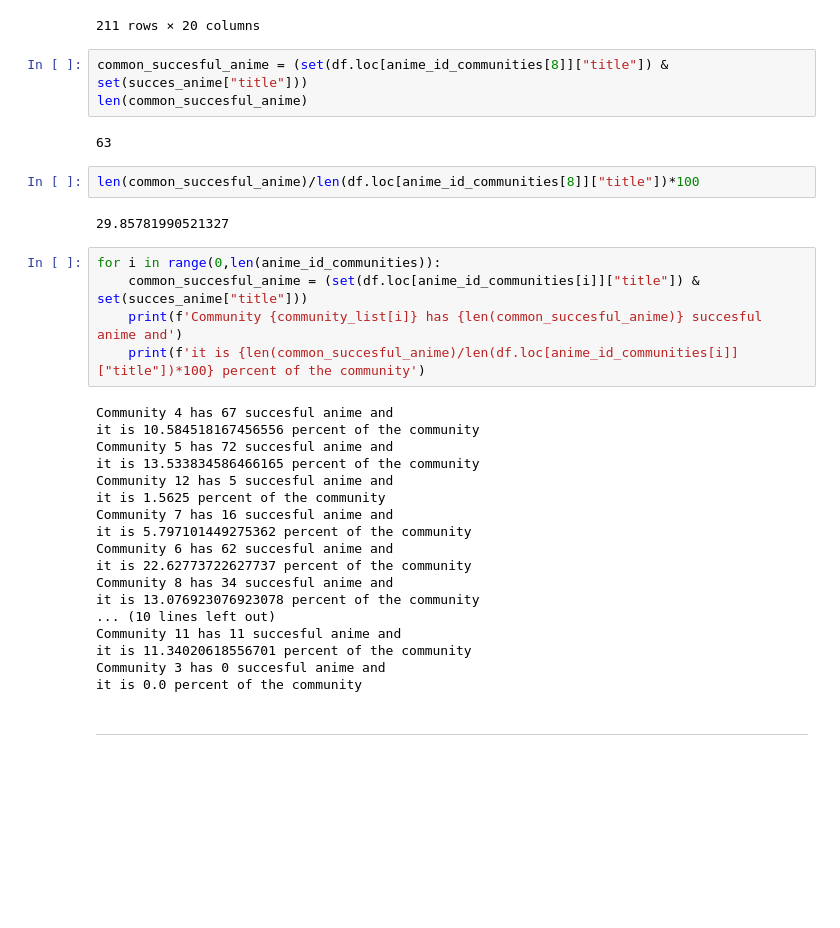
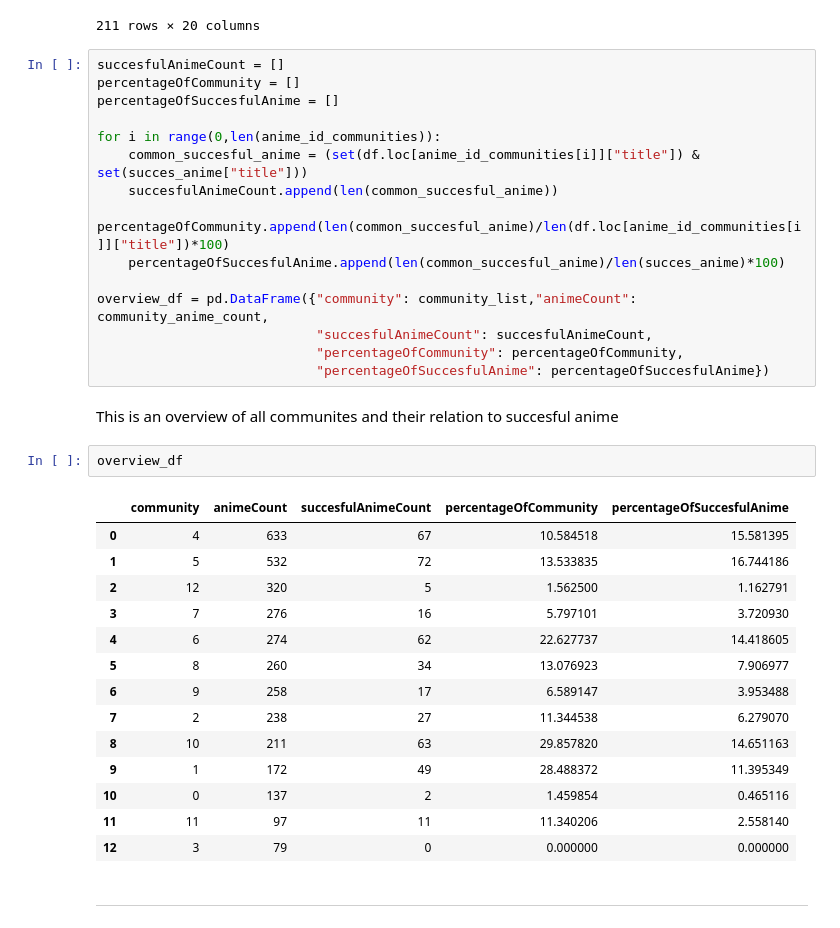
Before and after one commit to MarcBrejner/ProjectMAL, a Jupyter notebook: project.ipynb, the cells around one changed output. Cells and saved outputs as stored; diff of their text form; blank space fills up the shorter version.

```diff
--- a/project.ipynb
+++ b/project.ipynb
@@ -1011,38 +1046,40 @@ Dataframe from community: 10
 | 535 | Slayers Next | Light novel | 26.0 | False | 24 min per ep | PG-13 - Teens 13 or older | 8.02 | 36001 | 550 | 2339 | ... |
 | 4898 | Kuroshitsuji | Manga | 24.0 | False | 24 min per ep | R - 17+ (violence & profanity) | 7.67 | 572963 | 1199 | 109 | ... |
 211 rows × 20 columns
+# %%
+succesfulAnimeCount = []
+percentageOfCommunity = []
+percentageOfSuccesfulAnime = []
+
+for i in range(0,len(anime_id_communities)):
+    common_succesful_anime = (set(df.loc[anime_id_communities[i]]["title"]) & set(succes_anime["title"]))
+    succesfulAnimeCount.append(len(common_succesful_anime))
+    percentageOfCommunity.append(len(common_succesful_anime)/len(df.loc[anime_id_communities[i]]["title"])*100)
+    percentageOfSuccesfulAnime.append(len(common_succesful_anime)/len(succes_anime)*100)
+
+overview_df = pd.DataFrame({"community": community_list,"animeCount": community_anime_count,
+                            "succesfulAnimeCount": succesfulAnimeCount,
+                            "percentageOfCommunity": percentageOfCommunity,
+                            "percentageOfSuccesfulAnime": percentageOfSuccesfulAnime})
+# %% [markdown]
+This is an overview of all communites and their relation to succesful anime
 # %%
-common_succesful_anime = (set(df.loc[anime_id_communities[8]]["title"]) & set(succes_anime["title"]))
-len(common_succesful_anime)
+overview_df
 # %% [output]
-63
+|  | community | animeCount | succesfulAnimeCount | percentageOfCommunity | percentageOfSuccesfulAnime |
+| 0 | 4 | 633 | 67 | 10.584518 | 15.581395 |
+| 1 | 5 | 532 | 72 | 13.533835 | 16.744186 |
+| 2 | 12 | 320 | 5 | 1.562500 | 1.162791 |
+| 3 | 7 | 276 | 16 | 5.797101 | 3.720930 |
+| 4 | 6 | 274 | 62 | 22.627737 | 14.418605 |
+| 5 | 8 | 260 | 34 | 13.076923 | 7.906977 |
+| 6 | 9 | 258 | 17 | 6.589147 | 3.953488 |
+| 7 | 2 | 238 | 27 | 11.344538 | 6.279070 |
+| 8 | 10 | 211 | 63 | 29.857820 | 14.651163 |
+| 9 | 1 | 172 | 49 | 28.488372 | 11.395349 |
+| 10 | 0 | 137 | 2 | 1.459854 | 0.465116 |
+| 11 | 11 | 97 | 11 | 11.340206 | 2.558140 |
+| 12 | 3 | 79 | 0 | 0.000000 | 0.000000 |
-# %%
-len(common_succesful_anime)/len(df.loc[anime_id_communities[8]]["title"])*100
-# %% [output]
-29.85781990521327
-# %%
-for i in range(0,len(anime_id_communities)):
-    common_succesful_anime = (set(df.loc[anime_id_communities[i]]["title"]) & set(succes_anime["title"]))
-    print(f'Community {community_list[i]} has {len(common_succesful_anime)} succesful anime and')
-    print(f'it is {len(common_succesful_anime)/len(df.loc[anime_id_communities[i]]["title"])*100} percent of the community')
-# %% [output]
-Community 4 has 67 succesful anime and
-it is 10.584518167456556 percent of the community
-Community 5 has 72 succesful anime and
-it is 13.533834586466165 percent of the community
-Community 12 has 5 succesful anime and
-it is 1.5625 percent of the community
-Community 7 has 16 succesful anime and
-it is 5.797101449275362 percent of the community
-Community 6 has 62 succesful anime and
-it is 22.62773722627737 percent of the community
-Community 8 has 34 succesful anime and
-it is 13.076923076923078 percent of the community
-... (10 lines left out)
-Community 11 has 11 succesful anime and
-it is 11.34020618556701 percent of the community
-Community 3 has 0 succesful anime and
-it is 0.0 percent of the community
 # %% [markdown]
 ****
 # %% [markdown]
```
Also changed, not shown: parts of 18 cells of this notebook.
